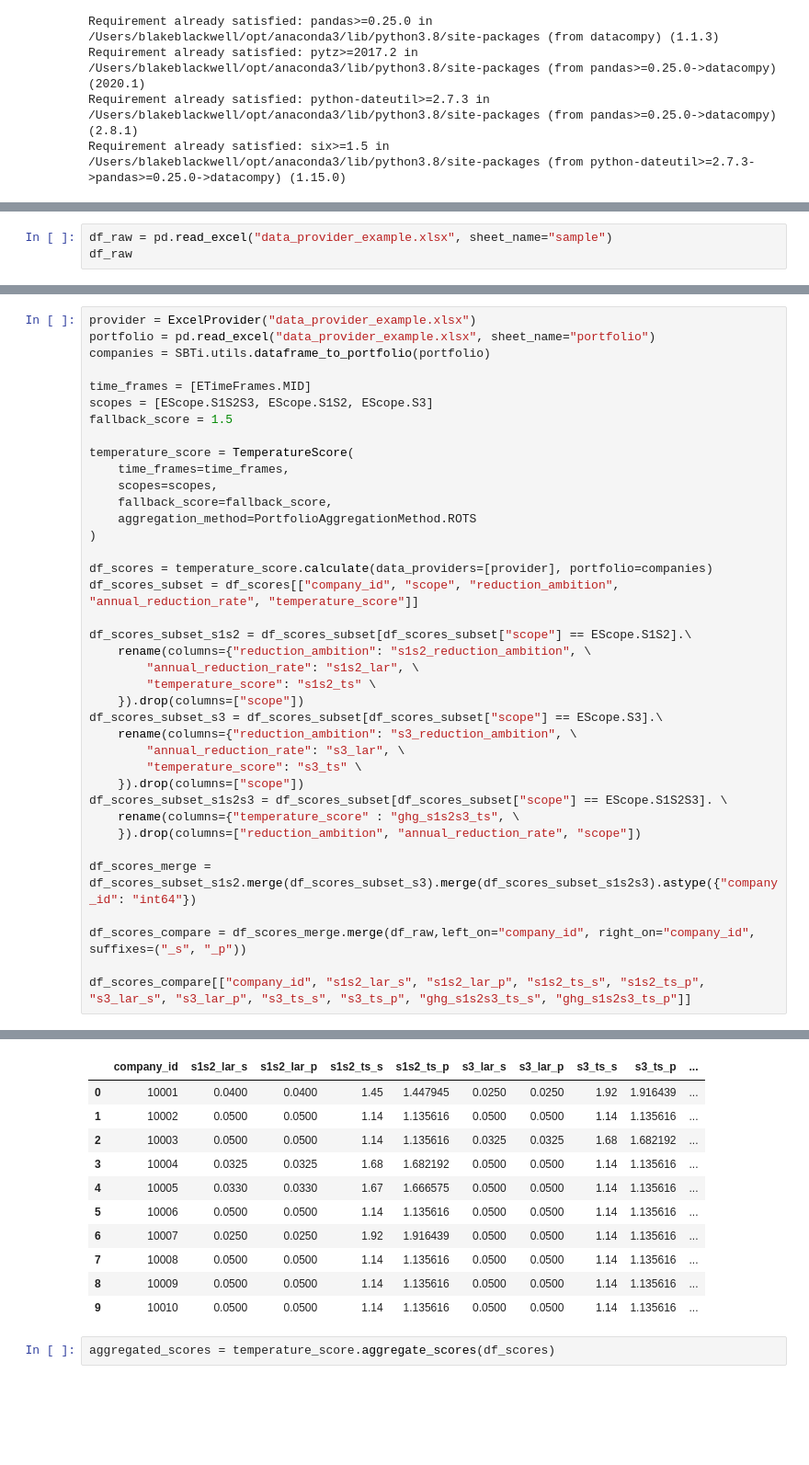
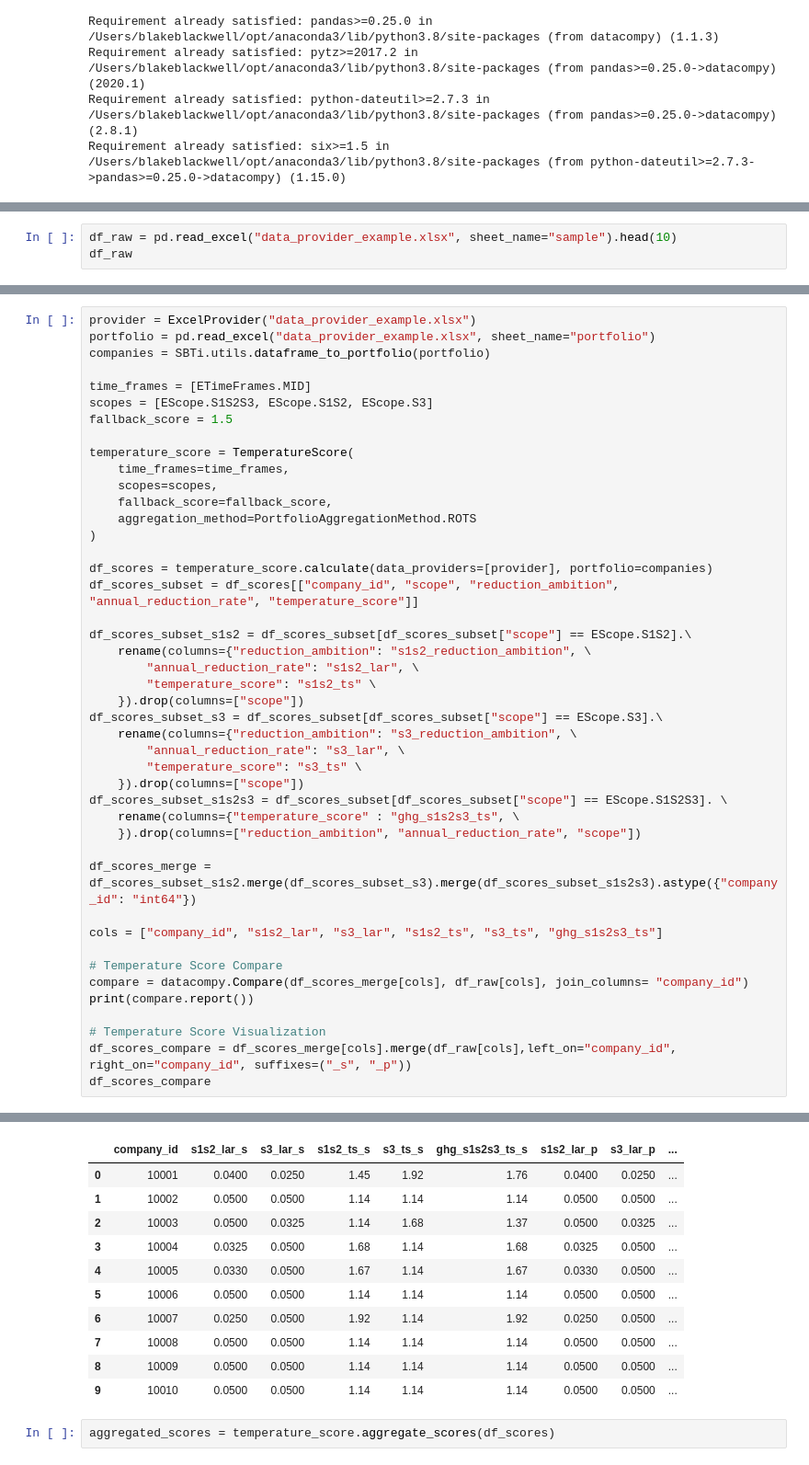
Before and after one commit to Blakewell/SBTi, a Jupyter notebook: analysis/wtm_analysis.ipynb, the cells around one changed output, grey strips where cells are left out. Shown: that part at 92% size. Cells and saved outputs as stored; diff of their text form; blank space fills up the shorter version.

```diff
--- a/analysis/wtm_analysis.ipynb
+++ b/analysis/wtm_analysis.ipynb
@@ -27,7 +28,7 @@ from SBTi.interfaces import ETimeFrames, EScope
 from SBTi.data.excel import ExcelProvider
 from SBTi.portfolio_aggregation import PortfolioAggregationMethod
 # %%
-df_raw = pd.read_excel("data_provider_example.xlsx", sheet_name="sample")
+df_raw = pd.read_excel("data_provider_example.xlsx", sheet_name="sample").head(10)
 df_raw
 # %% [output]
 |  | company_name | company_id | isic | target_type | intensity_metric | ghg_s1s2 | ghg_s3 | scope | ... |
@@ -77,7 +78,13 @@ df_scores_subset_s1s2s3 = df_scores_subset[df_scores_subset["scope"] == EScope.S
 
 df_scores_merge = df_scores_subset_s1s2.merge(df_scores_subset_s3).merge(df_scores_subset_s1s2s3).astype({"company_id": "int64"})
 
-df_scores_compare = df_scores_merge.merge(df_raw,left_on="company_id", right_on="company_id", suffixes=("_s", "_p"))
+cols = ["company_id", "s1s2_lar", "s3_lar", "s1s2_ts", "s3_ts", "ghg_s1s2s3_ts"]
 
-df_scores_compare[["company_id", "s1s2_lar_s", "s1s2_lar_p", "s1s2_ts_s", "s1s2_ts_p", "s3_lar_s", "s3_lar_p", "s3_ts_s", "s3_ts_p", "ghg_s1s2s3_ts_s", "ghg_s1s2s3_ts_p"]]
+# Temperature Score Compare
+compare = datacompy.Compare(df_scores_merge[cols], df_raw[cols], join_columns= "company_id")
+print(compare.report())
+
+# Temperature Score Visualization
+df_scores_compare = df_scores_merge[cols].merge(df_raw[cols],left_on="company_id", right_on="company_id", suffixes=("_s", "_p"))
+df_scores_compare
 # %% [output]
@@ -84,14 +108,14 @@ df_scores_compare[["company_id", "s1s2_lar_s", "s1s2_lar_p", "s1s2_ts_s", "s1s2_
-|  | company_id | s1s2_lar_s | s1s2_lar_p | s1s2_ts_s | s1s2_ts_p | s3_lar_s | s3_lar_p | s3_ts_s | s3_ts_p | ... |
-| 0 | 10001 | 0.0400 | 0.0400 | 1.45 | 1.447945 | 0.0250 | 0.0250 | 1.92 | 1.916439 | ... |
-| 1 | 10002 | 0.0500 | 0.0500 | 1.14 | 1.135616 | 0.0500 | 0.0500 | 1.14 | 1.135616 | ... |
-| 2 | 10003 | 0.0500 | 0.0500 | 1.14 | 1.135616 | 0.0325 | 0.0325 | 1.68 | 1.682192 | ... |
-| 3 | 10004 | 0.0325 | 0.0325 | 1.68 | 1.682192 | 0.0500 | 0.0500 | 1.14 | 1.135616 | ... |
-| 4 | 10005 | 0.0330 | 0.0330 | 1.67 | 1.666575 | 0.0500 | 0.0500 | 1.14 | 1.135616 | ... |
-| 5 | 10006 | 0.0500 | 0.0500 | 1.14 | 1.135616 | 0.0500 | 0.0500 | 1.14 | 1.135616 | ... |
-| 6 | 10007 | 0.0250 | 0.0250 | 1.92 | 1.916439 | 0.0500 | 0.0500 | 1.14 | 1.135616 | ... |
-| 7 | 10008 | 0.0500 | 0.0500 | 1.14 | 1.135616 | 0.0500 | 0.0500 | 1.14 | 1.135616 | ... |
-| 8 | 10009 | 0.0500 | 0.0500 | 1.14 | 1.135616 | 0.0500 | 0.0500 | 1.14 | 1.135616 | ... |
-| 9 | 10010 | 0.0500 | 0.0500 | 1.14 | 1.135616 | 0.0500 | 0.0500 | 1.14 | 1.135616 | ... |
+|  | company_id | s1s2_lar_s | s3_lar_s | s1s2_ts_s | s3_ts_s | ghg_s1s2s3_ts_s | s1s2_lar_p | s3_lar_p | ... |
+| 0 | 10001 | 0.0400 | 0.0250 | 1.45 | 1.92 | 1.76 | 0.0400 | 0.0250 | ... |
+| 1 | 10002 | 0.0500 | 0.0500 | 1.14 | 1.14 | 1.14 | 0.0500 | 0.0500 | ... |
+| 2 | 10003 | 0.0500 | 0.0325 | 1.14 | 1.68 | 1.37 | 0.0500 | 0.0325 | ... |
+| 3 | 10004 | 0.0325 | 0.0500 | 1.68 | 1.14 | 1.68 | 0.0325 | 0.0500 | ... |
+| 4 | 10005 | 0.0330 | 0.0500 | 1.67 | 1.14 | 1.67 | 0.0330 | 0.0500 | ... |
+| 5 | 10006 | 0.0500 | 0.0500 | 1.14 | 1.14 | 1.14 | 0.0500 | 0.0500 | ... |
+| 6 | 10007 | 0.0250 | 0.0500 | 1.92 | 1.14 | 1.92 | 0.0250 | 0.0500 | ... |
+| 7 | 10008 | 0.0500 | 0.0500 | 1.14 | 1.14 | 1.14 | 0.0500 | 0.0500 | ... |
+| 8 | 10009 | 0.0500 | 0.0500 | 1.14 | 1.14 | 1.14 | 0.0500 | 0.0500 | ... |
+| 9 | 10010 | 0.0500 | 0.0500 | 1.14 | 1.14 | 1.14 | 0.0500 | 0.0500 | ... |
 # %%
 aggregated_scores = temperature_score.aggregate_scores(df_scores)
 # %%
```
Also changed, not shown: parts of 6 cells of this notebook, 2 other files.
